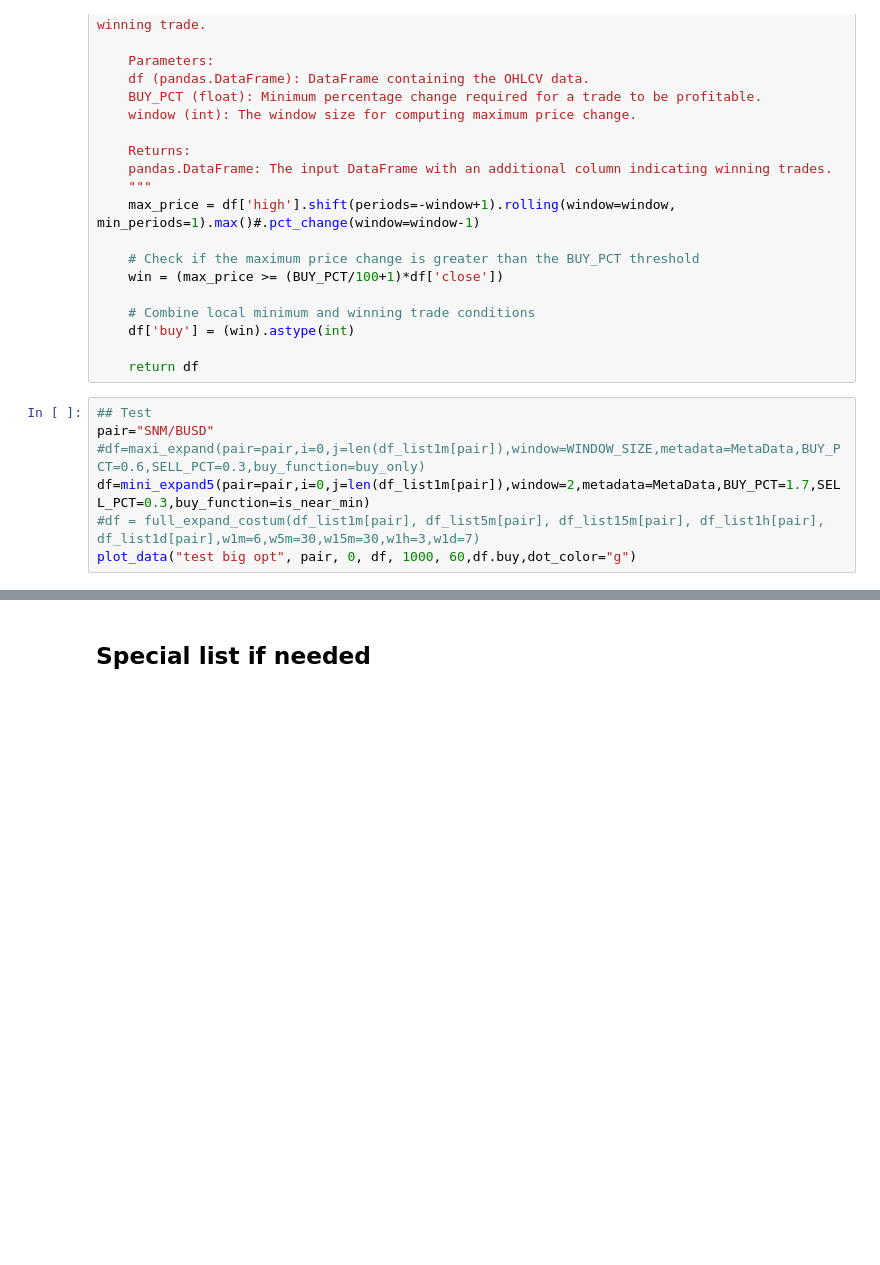
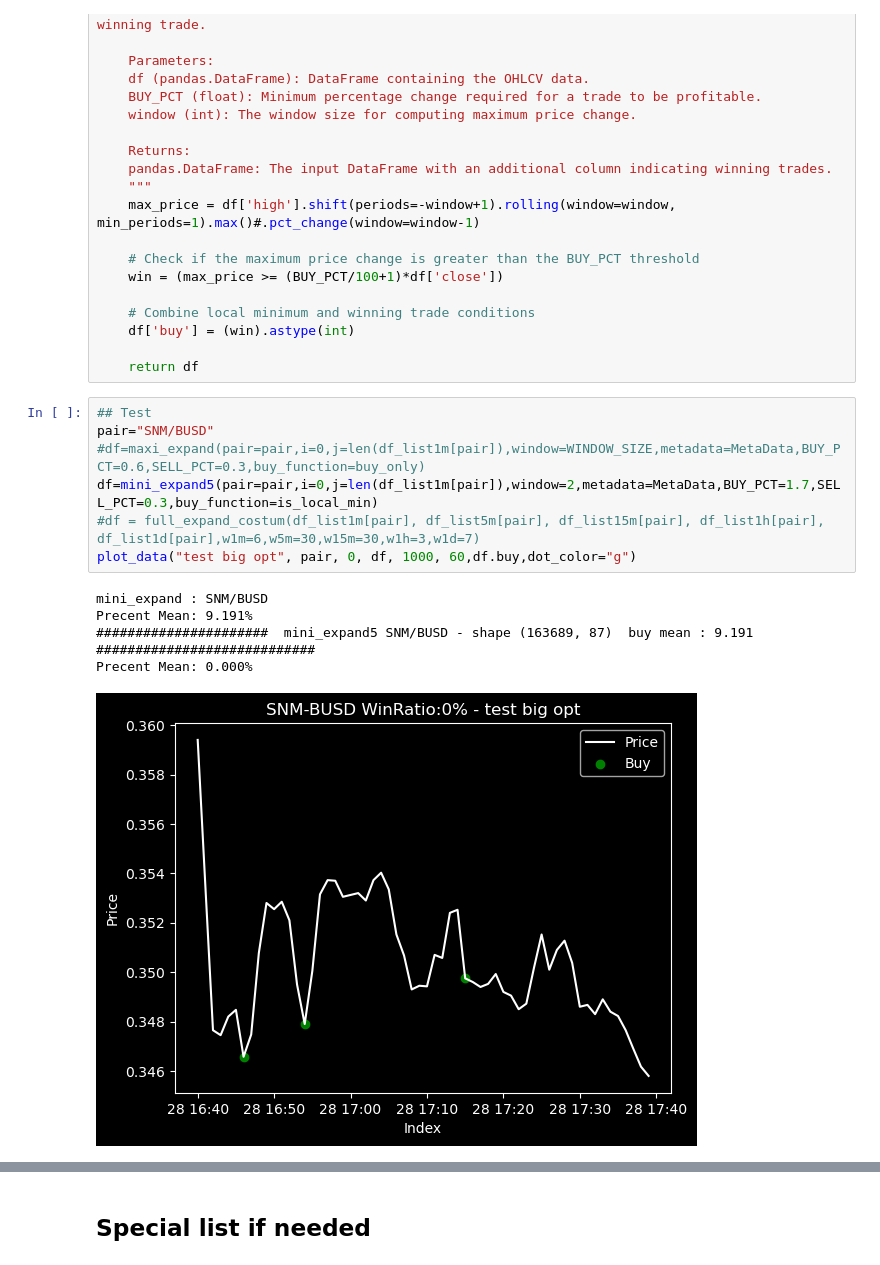
Before and after one commit to AyoubJadouli/Crypto_backtest_tools, a Jupyter notebook: customwindow_multiTraining.ipynb, the cells around one changed output, grey strips where cells are left out. Drawn from its saved outputs; the diff is of its cells as text; blank space fills up the shorter version.

```diff
--- a/customwindow_multiTraining.ipynb
+++ b/customwindow_multiTraining.ipynb
@@ -382,7 +383,13 @@ def is_high_win(df, BUY_PCT=BUY_PCT, SELL_PCT=SELL_PCT, window=5):
 # %%
 ## Test
 pair="SNM/BUSD"
 #df=maxi_expand(pair=pair,i=0,j=len(df_list1m[pair]),window=WINDOW_SIZE,metadata=MetaData,BUY_PCT=0.6,SELL_PCT=0.3,buy_function=buy_only)
-df=mini_expand5(pair=pair,i=0,j=len(df_list1m[pair]),window=2,metadata=MetaData,BUY_PCT=1.7,SELL_PCT=0.3,buy_function=is_near_min)
+df=mini_expand5(pair=pair,i=0,j=len(df_list1m[pair]),window=2,metadata=MetaData,BUY_PCT=1.7,SELL_PCT=0.3,buy_function=is_local_min)
 #df = full_expand_costum(df_list1m[pair], df_list5m[pair], df_list15m[pair], df_list1h[pair], df_list1d[pair],w1m=6,w5m=30,w15m=30,w1h=3,w1d=7)
 plot_data("test big opt", pair, 0, df, 1000, 60,df.buy,dot_color="g")
+# %% [output]
+mini_expand : SNM/BUSD
+Precent Mean: 9.191%
+######################  mini_expand5 SNM/BUSD - shape (163689, 87)  buy mean : 9.191 ############################
+Precent Mean: 0.000%
+[figure, added]
```
Also changed, not shown: parts of 18 cells of this notebook, 5 other files.
